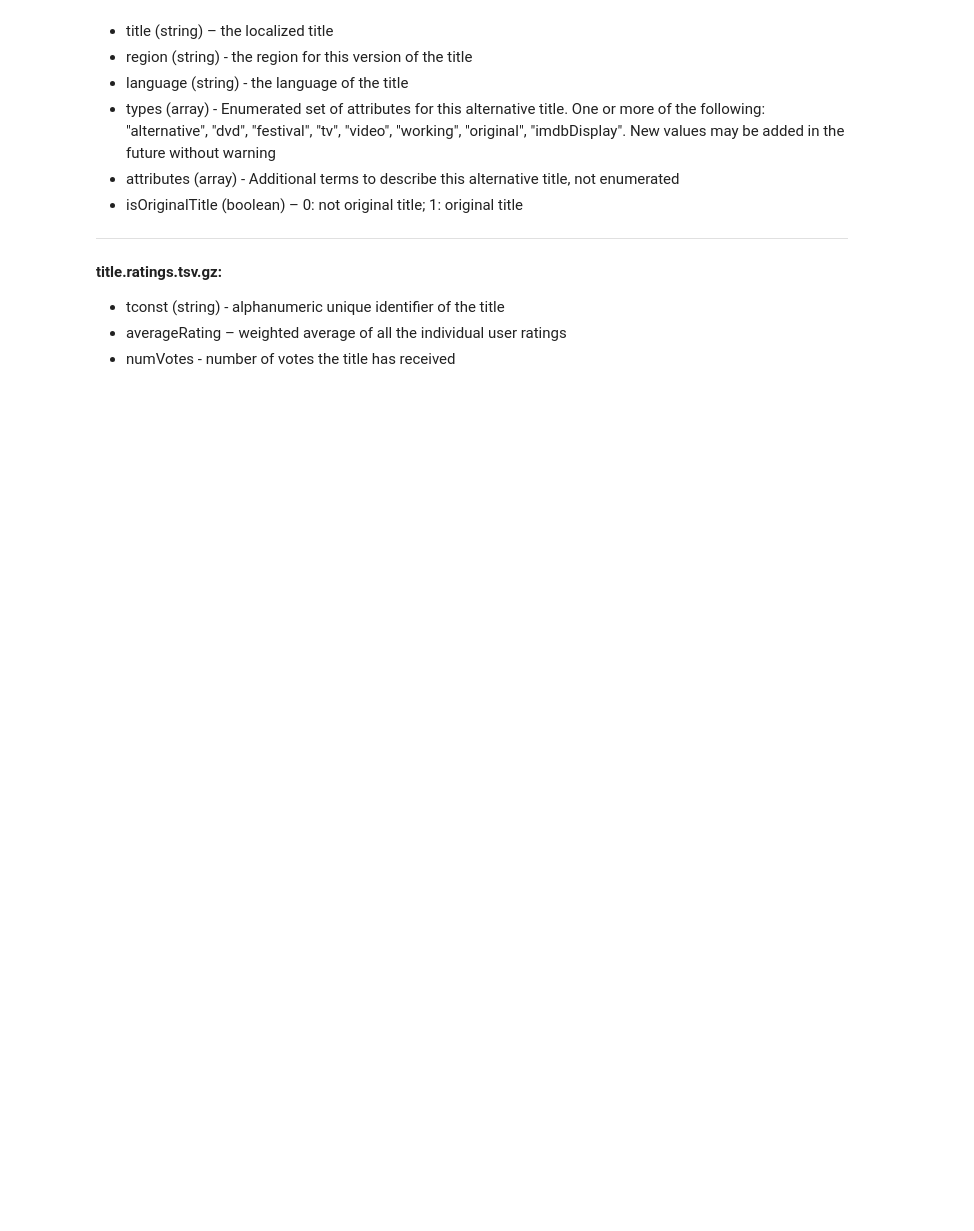
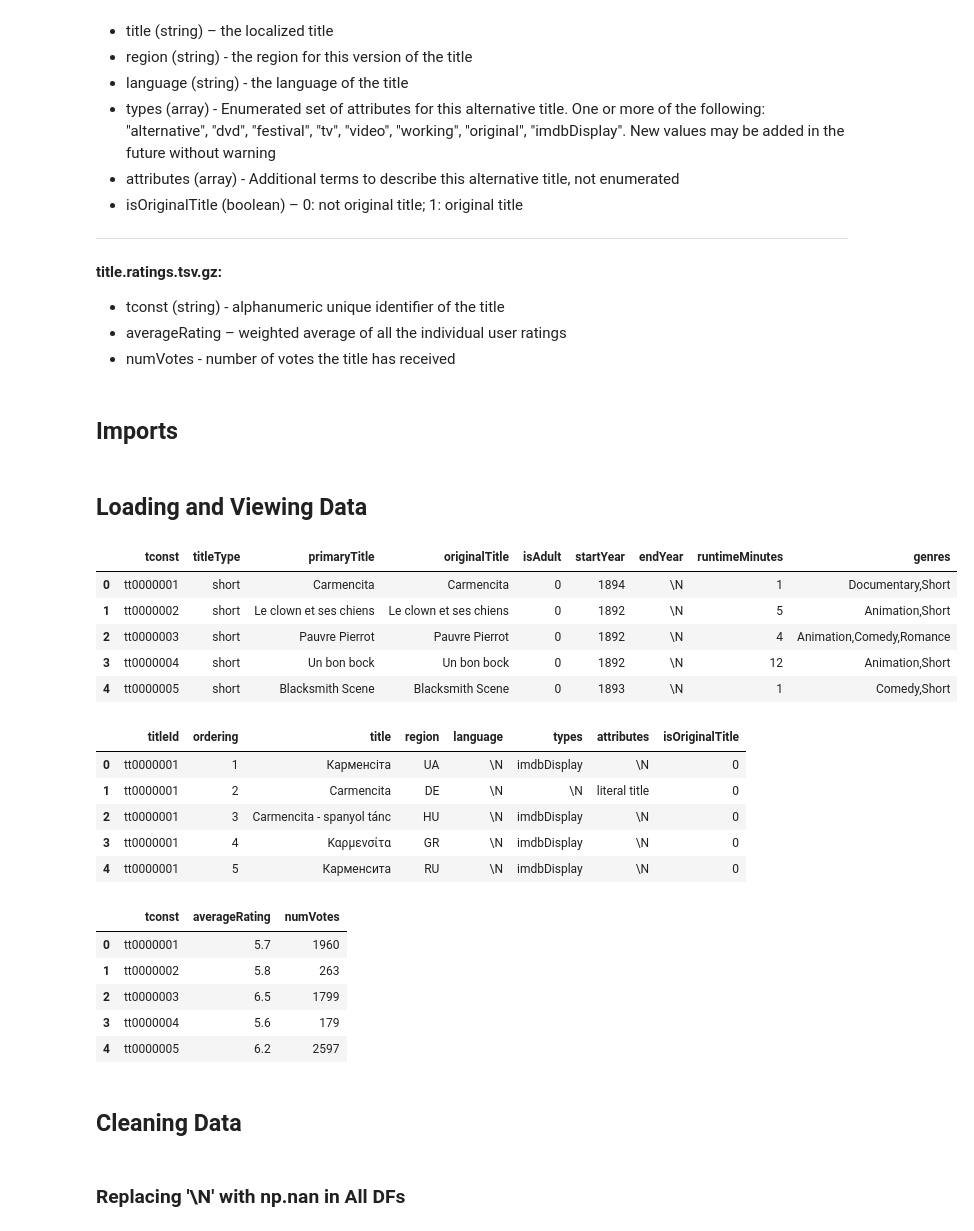
Before and after one commit to CRPeace/Movie_Data_API_Stats_Analysis, a Jupyter notebook: C.Peace_Project_3_Part_1.ipynb, the cells around one changed output. Cells and saved outputs as stored; diff of their text form; code cells hidden in the pictures; blank space fills up the shorter version.

```diff
--- a/C.Peace_Project_3_Part_1.ipynb
+++ b/C.Peace_Project_3_Part_1.ipynb
@@ -68,3 +75,5 @@ Data Location:  The dataset files can be accessed and downloaded from https://da
 * tconst (string) - alphanumeric unique identifier of the title
 * averageRating – weighted average of all the individual user ratings
 * numVotes - number of votes the title has received
+# %% [markdown]
+## Imports
@@ -71,5 +84,38 @@ Data Location:  The dataset files can be accessed and downloaded from https://da
+# %% [markdown]
+## Loading and Viewing Data
 # %%
 # imdb urls for datasets
-basics = "https://datasets.imdbws.com/title.basics.tsv.gz"
-akas = "https://datasets.imdbws.com/title.akas.tsv.gz"
-ratings = "https://datasets.imdbws.com/title.ratings.tsv.gz"
+basics_url = "https://datasets.imdbws.com/title.basics.tsv.gz"
+akas_url = "https://datasets.imdbws.com/title.akas.tsv.gz"
+ratings_url = "https://datasets.imdbws.com/title.ratings.tsv.gz"
+# %%
+# loading the data
+basics = pd.read_csv(basics_url, sep='\t', low_memory=False)
+akas = pd.read_csv(akas_url, sep='\t', low_memory=False)
+ratings = pd.read_csv(ratings_url, sep='\t', low_memory=False)
+
+# viewing the data
+display(basics.head(), akas.head(), ratings.head())
+# %% [output]
+|  | tconst | titleType | primaryTitle | originalTitle | isAdult | startYear | endYear | runtimeMinutes | genres |
+| 0 | tt0000001 | short | Carmencita | Carmencita | 0 | 1894 | \N | 1 | Documentary,Short |
+| 1 | tt0000002 | short | Le clown et ses chiens | Le clown et ses chiens | 0 | 1892 | \N | 5 | Animation,Short |
+| 2 | tt0000003 | short | Pauvre Pierrot | Pauvre Pierrot | 0 | 1892 | \N | 4 | Animation,Comedy,Romance |
+| 3 | tt0000004 | short | Un bon bock | Un bon bock | 0 | 1892 | \N | 12 | Animation,Short |
+| 4 | tt0000005 | short | Blacksmith Scene | Blacksmith Scene | 0 | 1893 | \N | 1 | Comedy,Short |
+|  | titleId | ordering | title | region | language | types | attributes | isOriginalTitle |
+| 0 | tt0000001 | 1 | Карменсіта | UA | \N | imdbDisplay | \N | 0 |
+| 1 | tt0000001 | 2 | Carmencita | DE | \N | \N | literal title | 0 |
+| 2 | tt0000001 | 3 | Carmencita - spanyol tánc | HU | \N | imdbDisplay | \N | 0 |
+| 3 | tt0000001 | 4 | Καρμενσίτα | GR | \N | imdbDisplay | \N | 0 |
+| 4 | tt0000001 | 5 | Карменсита | RU | \N | imdbDisplay | \N | 0 |
+|  | tconst | averageRating | numVotes |
+| 0 | tt0000001 | 5.7 | 1960 |
+| 1 | tt0000002 | 5.8 | 263 |
+| 2 | tt0000003 | 6.5 | 1799 |
+| 3 | tt0000004 | 5.6 | 179 |
+| 4 | tt0000005 | 6.2 | 2597 |
+# %% [markdown]
+## Cleaning Data
+# %% [markdown]
+### Replacing '\N' with np.nan in All DFs
```
Also changed, not shown: parts of 41 cells of this notebook, 3 other files.
